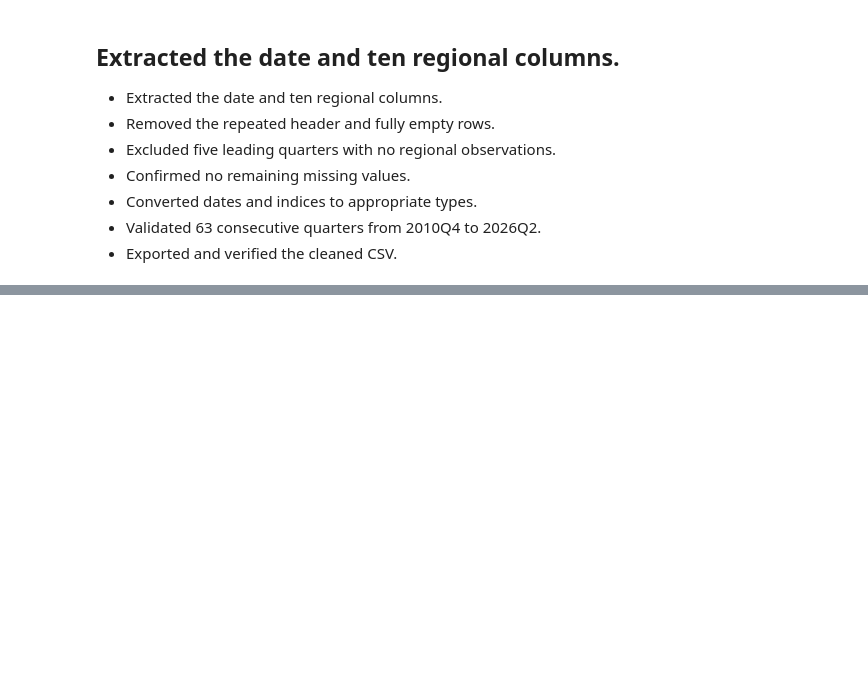
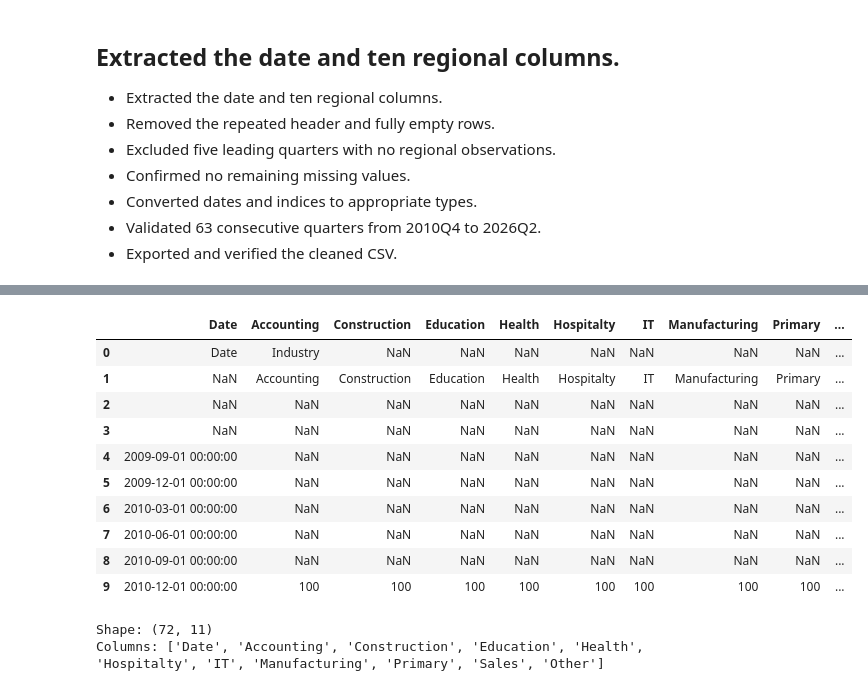
Before and after one commit to kamalpreetsinghh/nz-job-market-data-analysis, a Jupyter notebook: notebooks/01_data_loading.ipynb, the cells around one changed output, grey strips where cells are left out. Drawn from its saved outputs; the diff is of its cells as text; code cells hidden in the pictures; blank space fills up the shorter version.

Commit message:
Clean and validate quarterly industry indices

```diff
--- a/notebooks/01_data_loading.ipynb
+++ b/notebooks/01_data_loading.ipynb
@@ -343,0 +364,30 @@ Export verification passed
+# %%
+industry_columns = [0] + list(range(11, 21))
+
+industry_raw = quarterly_raw.iloc[:, industry_columns].copy()
+
+industry_raw.columns = (
+    ["Date"] + quarterly_raw.iloc[1, 11:21].tolist()
+)
+
+industry_raw.columns.name = None
+
+industry_raw.head(10)
+# %% [output]
+|  | Date | Accounting | Construction | Education | Health | Hospitalty | IT | Manufacturing | Primary | ... |
+| 0 | Date | Industry | NaN | NaN | NaN | NaN | NaN | NaN | NaN | ... |
+| 1 | NaN | Accounting | Construction | Education | Health | Hospitalty | IT | Manufacturing | Primary | ... |
+| 2 | NaN | NaN | NaN | NaN | NaN | NaN | NaN | NaN | NaN | ... |
+| 3 | NaN | NaN | NaN | NaN | NaN | NaN | NaN | NaN | NaN | ... |
+| 4 | 2009-09-01 00:00:00 | NaN | NaN | NaN | NaN | NaN | NaN | NaN | NaN | ... |
+| 5 | 2009-12-01 00:00:00 | NaN | NaN | NaN | NaN | NaN | NaN | NaN | NaN | ... |
+| 6 | 2010-03-01 00:00:00 | NaN | NaN | NaN | NaN | NaN | NaN | NaN | NaN | ... |
+| 7 | 2010-06-01 00:00:00 | NaN | NaN | NaN | NaN | NaN | NaN | NaN | NaN | ... |
+| 8 | 2010-09-01 00:00:00 | NaN | NaN | NaN | NaN | NaN | NaN | NaN | NaN | ... |
+| 9 | 2010-12-01 00:00:00 | 100 | 100 | 100 | 100 | 100 | 100 | 100 | 100 | ... |
+# %%
+print("Shape:", industry_raw.shape)
+print("Columns:", industry_raw.columns.tolist())
+# %% [output]
+Shape: (72, 11)
+Columns: ['Date', 'Accounting', 'Construction', 'Education', 'Health', 'Hospitalty', 'IT', 'Manufacturing', 'Primary', 'Sales', 'Other']
```
Also changed, not shown: parts of 14 cells of this notebook.
